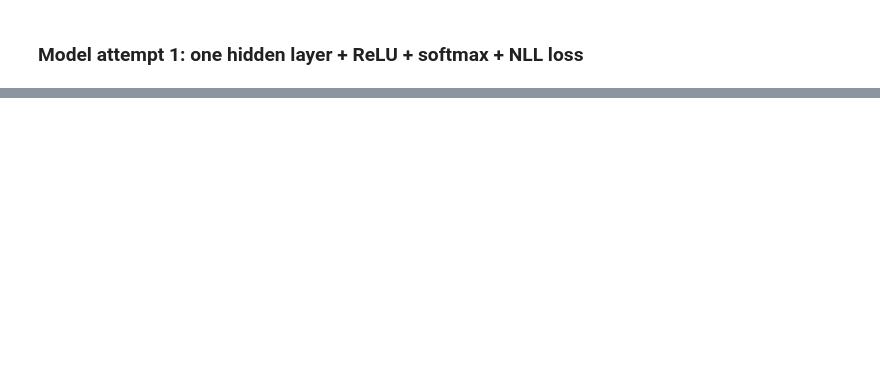
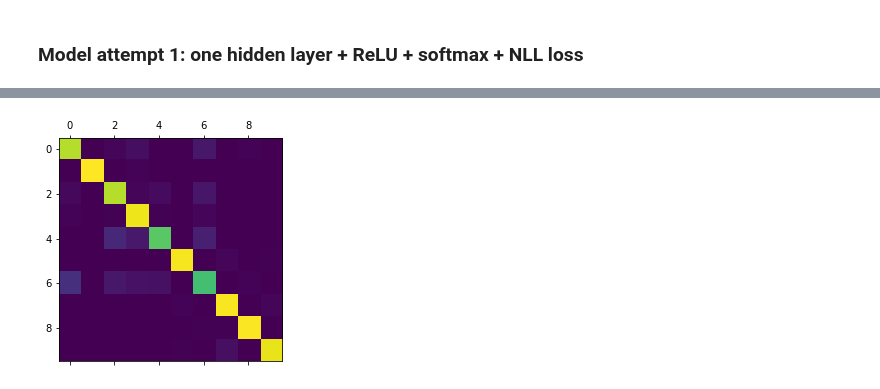
Before and after one commit to cgst/nn, a Jupyter notebook: Fashion MNIST.ipynb, the cells around one changed output, grey strips where cells are left out. Cells and saved outputs as stored; diff of their text form; code cells hidden in the pictures; blank space fills up the shorter version.

```diff
--- a/Fashion MNIST.ipynb
+++ b/Fashion MNIST.ipynb
@@ -118,0 +172,38 @@ device(type='cuda', index=0)
+# %%
+def train(net, learning_rate=0.003, batch_size=500, num_epochs=10):
+    criterion = nn.CrossEntropyLoss()
+    optimizer = torch.optim.Adam(net.parameters(), lr=learning_rate)
+    loader = torch.utils.data.DataLoader(ds, batch_size=batch_size, shuffle=True)
+    for epoch_idx in range(num_epochs):
+        for batch_idx, (batch_x, batch_y) in enumerate(loader):
+            batch_x, batch_y = batch_x.to(device), batch_y.to(device)
+            optimizer.zero_grad()
+            criterion(net(batch_x), batch_y).backward()
+            optimizer.step()
+        evaluate(net, epoch_idx, show_cm=(epoch_idx == num_epochs-1))
+
+def evaluate(net, epoch_idx, show_cm=False, transform_input_fn=None, show_example_pred=None):
+    criterion = nn.CrossEntropyLoss()
+    with torch.no_grad():
+        loader = torch.utils.data.DataLoader(ds_test, batch_size=len(ds_test.data), shuffle=True)
+        _, (batch_x, batch_y) = next(enumerate(loader))
+        batch_x, batch_y = batch_x.to(device), batch_y.to(device)
+        if transform_input_fn is not None:
+            batch_x = transform_input_fn(batch_x)
+        test_pred = net(batch_x)
+        test_loss = criterion(test_pred, batch_y)
+        _, pred_targets = torch.max(F.softmax(test_pred, dim=1), dim=1)
+        test_acc = (pred_targets == batch_y).float().mean()
+        print("Epoch %d: loss %.2f acc %0.2f" % (epoch_idx+1, test_loss.item(), test_acc.item()))
+        # Confusion matrix
+        if show_cm:
+            cm = sklearn.metrics.confusion_matrix(batch_y.cpu(), pred_targets.cpu())
+            plt.matshow(cm)
+        if show_example_pred is not None:
+            plt.imshow(batch_x[show_example_pred].cpu().reshape(28, 28))
+            print('Predicted class: %s' % ds_test.classes[pred_targets[show_example_pred]])
+            print('Ground truth: %s' % ds_test.classes[batch_y[show_example_pred]])
+# %%
+m2 = M2(len(ds.classes)).to(device)
+train(m2, num_epochs=20)
+# %% [output]
@@ -118,0 +230 @@ device(type='cuda', index=0)
+[figure, added]
```
Also changed, not shown: parts of 13 cells of this notebook.
